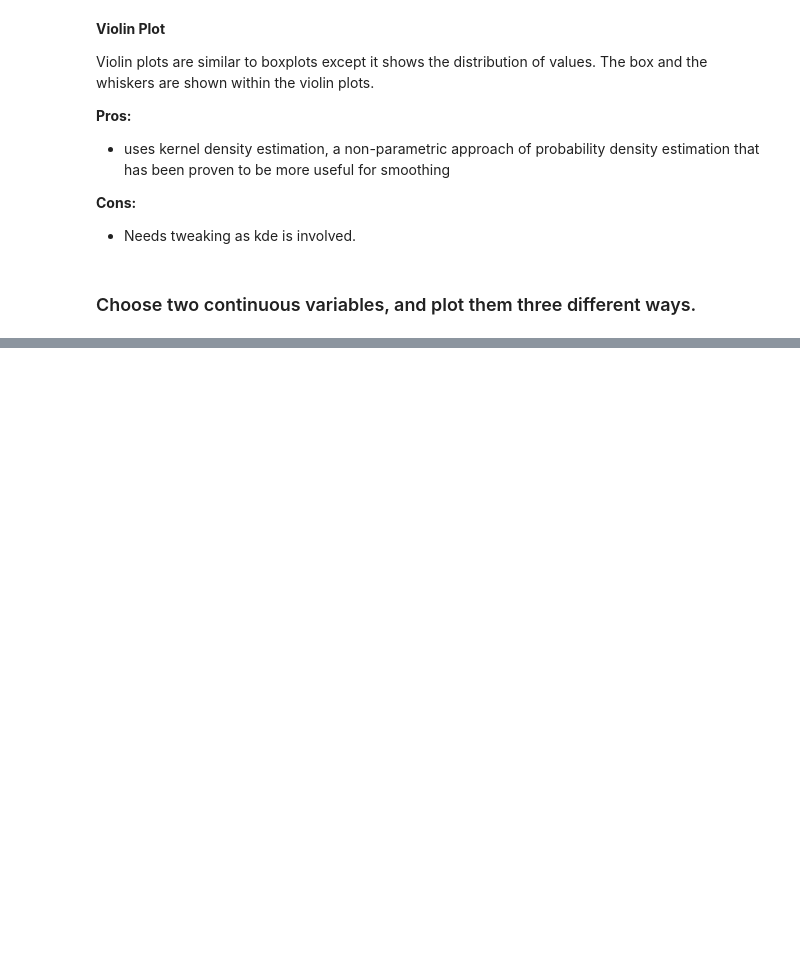
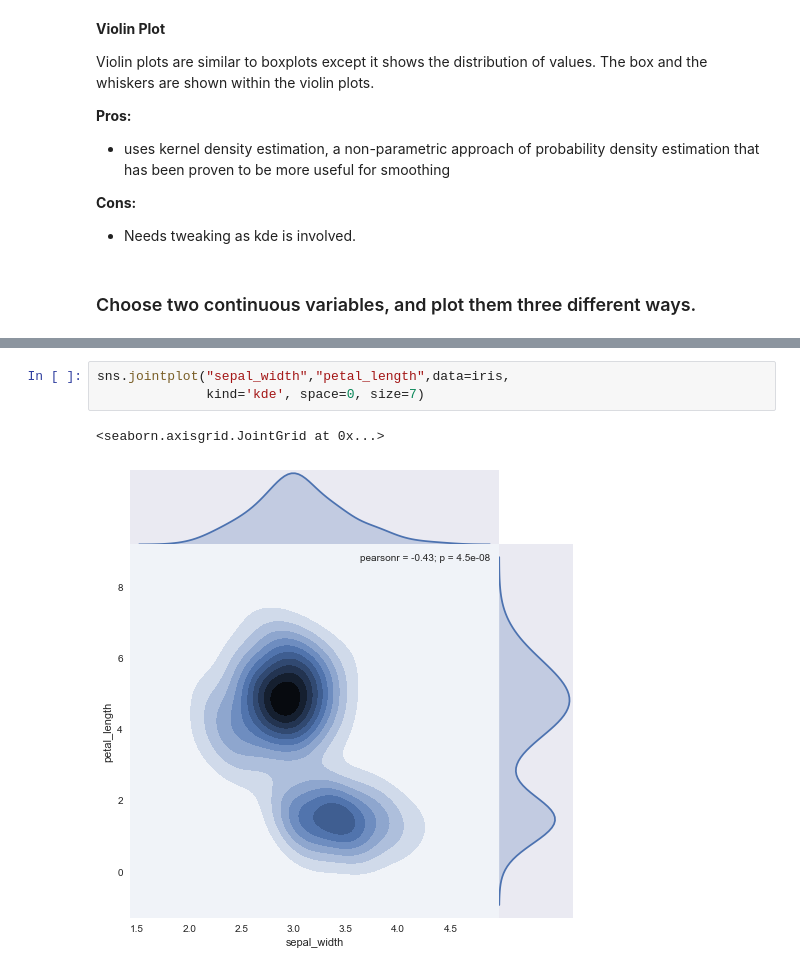
Before and after one commit to PriyankaBiswas/Data-Science, a Jupyter notebook: Unit1_DS_investigations/L3_viz/unit1_viz_seaborn_drills.ipynb, the cells around one changed output, grey strips where cells are left out. Saved outputs shown, nothing was run; the diff lists cells and outputs as text; blank space fills up the shorter version.

```diff
--- a/Unit1_DS_investigations/L3_viz/unit1_viz_seaborn_drills.ipynb
+++ b/Unit1_DS_investigations/L3_viz/unit1_viz_seaborn_drills.ipynb
@@ -187,0 +195,6 @@ sns.jointplot(x="petal_length", y='petal_width', data=iris)
+# %%
+sns.jointplot("sepal_width","petal_length",data=iris,
+              kind='kde', space=0, size=7)
+# %% [output]
+<seaborn.axisgrid.JointGrid at 0x...>
+[figure, added]
```
Also changed, not shown: parts of 18 cells of this notebook.
